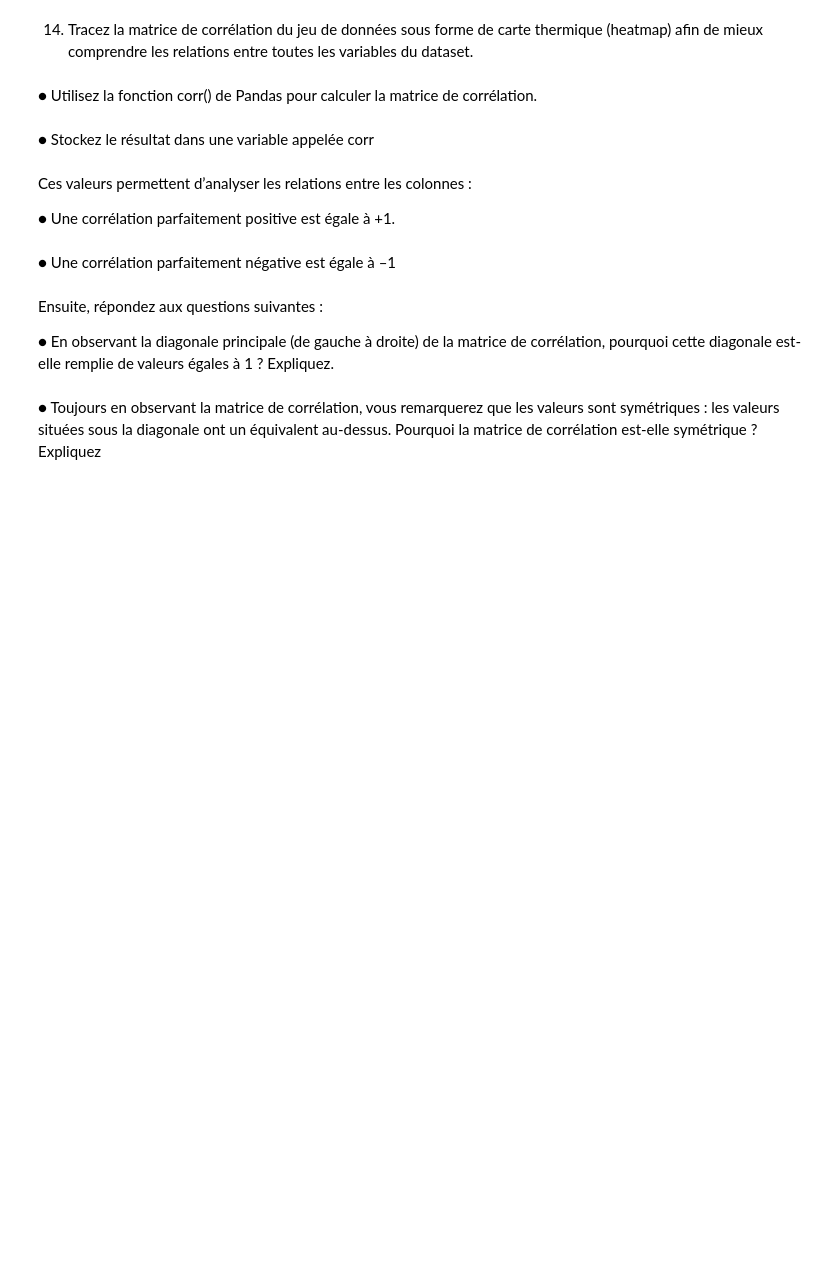
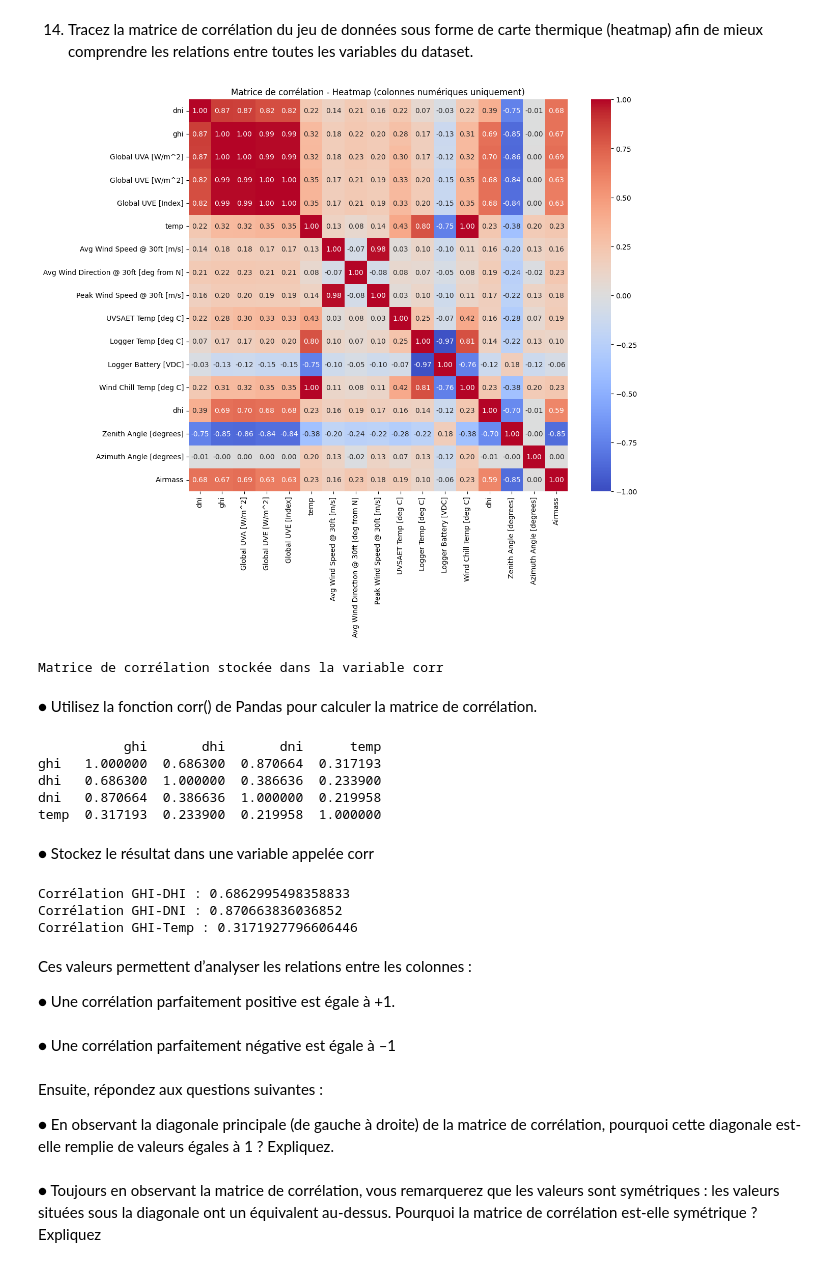
Before and after one commit to Maxime-Mig/Analyse_Visu, a Jupyter notebook: TD2/TD2.ipynb, the cells around one changed output. Saved outputs shown, nothing was run; the diff lists cells and outputs as text; code cells hidden in the pictures; blank space fills up the shorter version.

```diff
--- a/TD2/TD2.ipynb
+++ b/TD2/TD2.ipynb
@@ -280,10 +339,42 @@ Que pouvez-vous conclure sur la relation entre ces deux variables ?
 14. Tracez la matrice de corrélation du jeu de données sous forme de carte
 thermique (heatmap) afin de mieux comprendre les relations entre toutes les
 variables du dataset.
+# %%
+import seaborn as sns
+plt.figure(figsize=(12, 10))
+
+corr = df_solar.select_dtypes(include='number').corr()
+heatmap = sns.heatmap(corr, annot=True, fmt='.2f', cmap='coolwarm', vmin=-1, vmax=1)
+heatmap.set_title('Matrice de corrélation - Heatmap (colonnes numériques uniquement)')
+plt.show()
+
+print('Matrice de corrélation stockée dans la variable corr')
+# %% [output]
+[figure, added]
+Matrice de corrélation stockée dans la variable corr
 # %% [markdown]
 ● Utilisez la fonction corr() de Pandas pour calculer la matrice de corrélation.
+# %%
+# Le calcul de corrélations a déjà été fait ci-dessus (corr variable).
+# Vérifions quelques valeurs précises
+print(corr[['ghi', 'dhi', 'dni', 'temp']].loc[['ghi', 'dhi', 'dni', 'temp']])
+# %% [output]
+           ghi       dhi       dni      temp
+ghi   1.000000  0.686300  0.870664  0.317193
+dhi   0.686300  1.000000  0.386636  0.233900
+dni   0.870664  0.386636  1.000000  0.219958
+temp  0.317193  0.233900  0.219958  1.000000
 # %% [markdown]
 ● Stockez le résultat dans une variable appelée corr
+# %%
+# Affichage succinct des corrélations de référence
+print('Corrélation GHI-DHI :', corr.loc['ghi', 'dhi'])
+print('Corrélation GHI-DNI :', corr.loc['ghi', 'dni'])
+print('Corrélation GHI-Temp :', corr.loc['ghi', 'temp'])
+# %% [output]
+Corrélation GHI-DHI : 0.6862995498358833
+Corrélation GHI-DNI : 0.870663836036852
+Corrélation GHI-Temp : 0.3171927796606446
 # %% [markdown]
 Ces valeurs permettent d’analyser les relations entre les colonnes :
 
```
Also changed, not shown: parts of 16 cells of this notebook.
